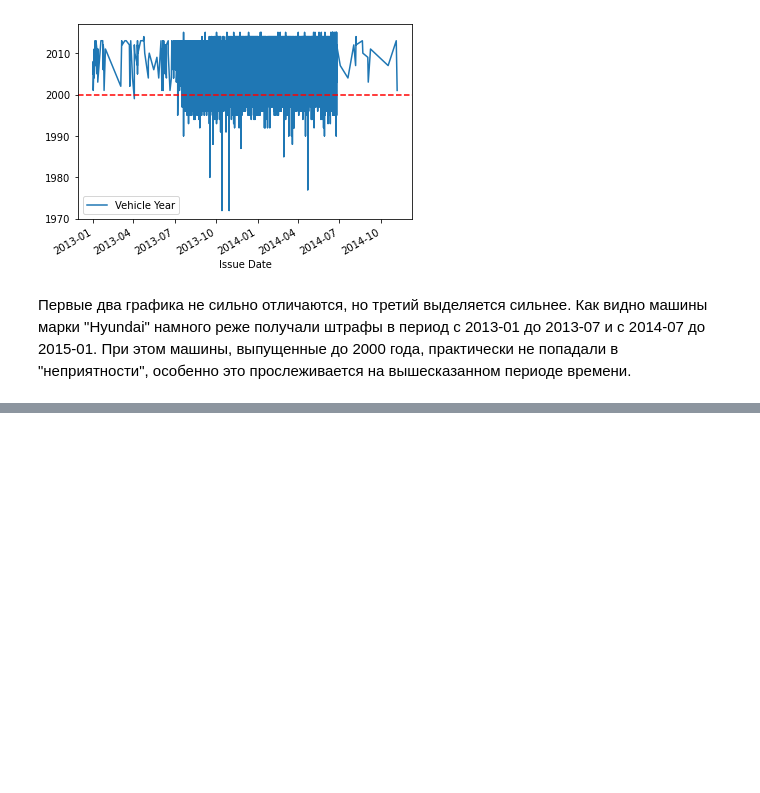
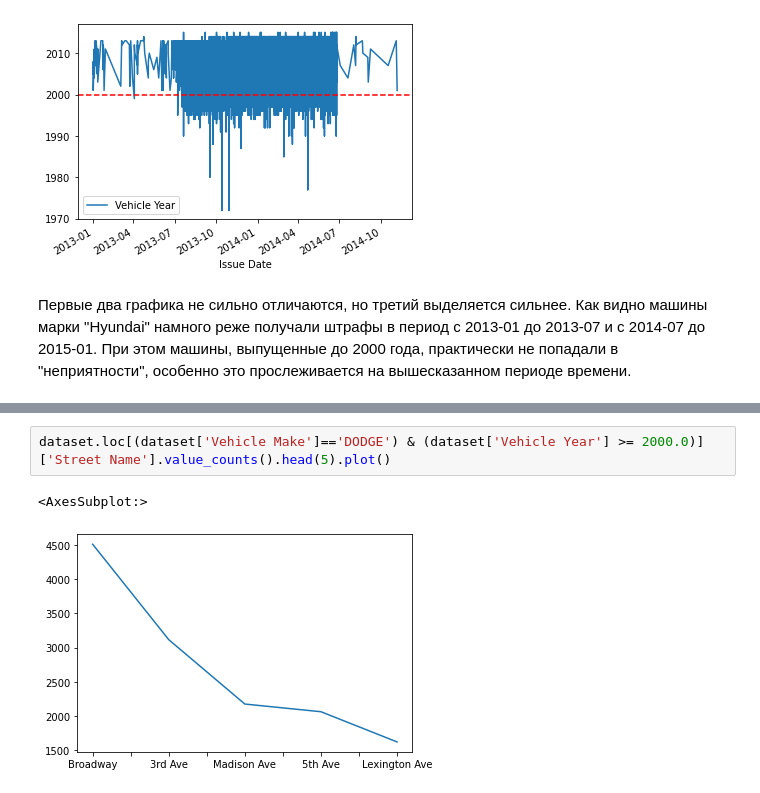
Before and after one commit to FStrean/NYC-Parking-Tickets-Analisis, a Jupyter notebook: Source/NYC-Parking-Tickets-Analisis.ipynb, the cells around one changed output, grey strips where cells are left out. Cells and saved outputs as stored; diff of their text form; blank space fills up the shorter version.

```diff
--- a/Source/NYC-Parking-Tickets-Analisis.ipynb
+++ b/Source/NYC-Parking-Tickets-Analisis.ipynb
@@ -219,0 +283,5 @@ ax.axhline(2000, color="red", linestyle="--")
+# %%
+dataset.loc[(dataset['Vehicle Make']=='DODGE') & (dataset['Vehicle Year'] >= 2000.0)]['Street Name'].value_counts().head(5).plot()
+# %% [output]
+<AxesSubplot:>
+[figure, added]
```
Also changed, not shown: parts of 30 cells of this notebook.
